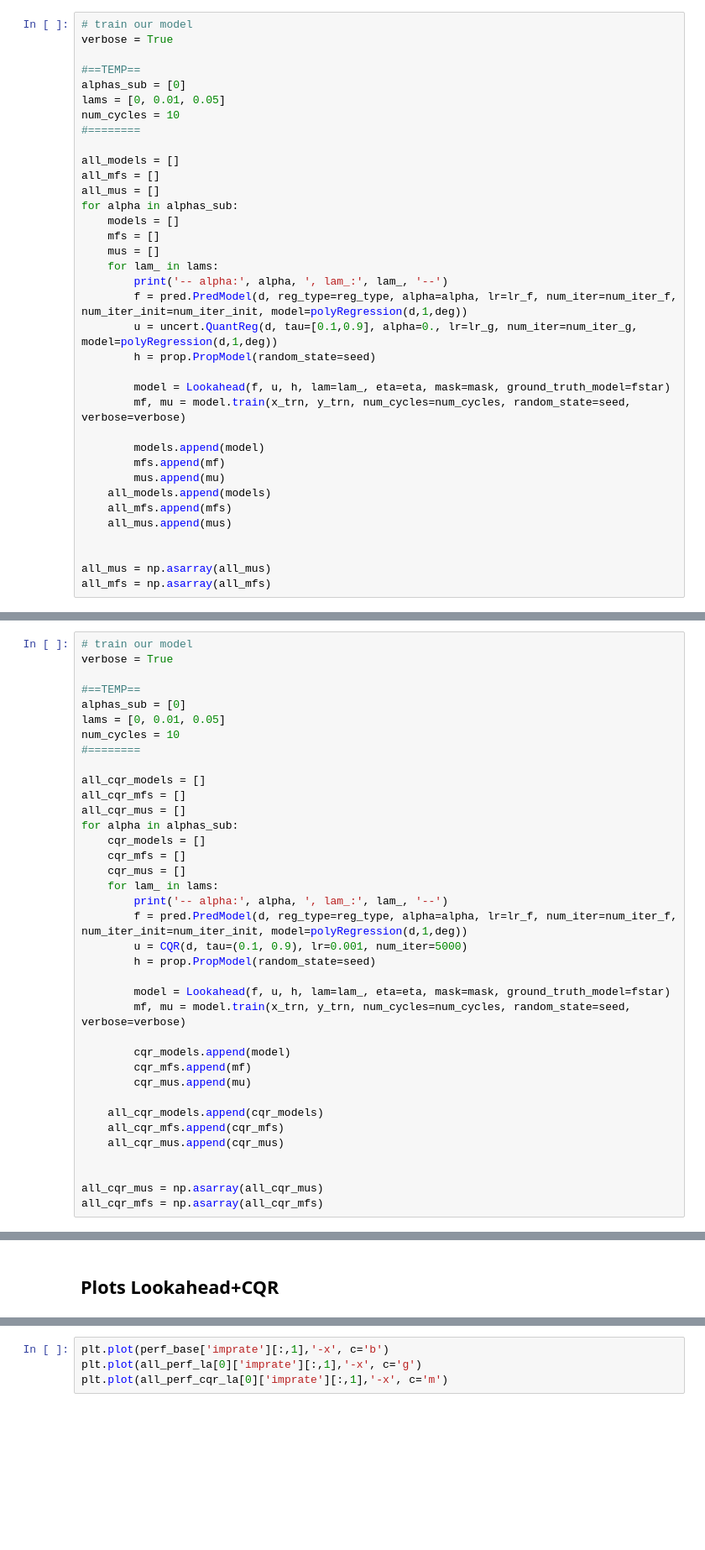
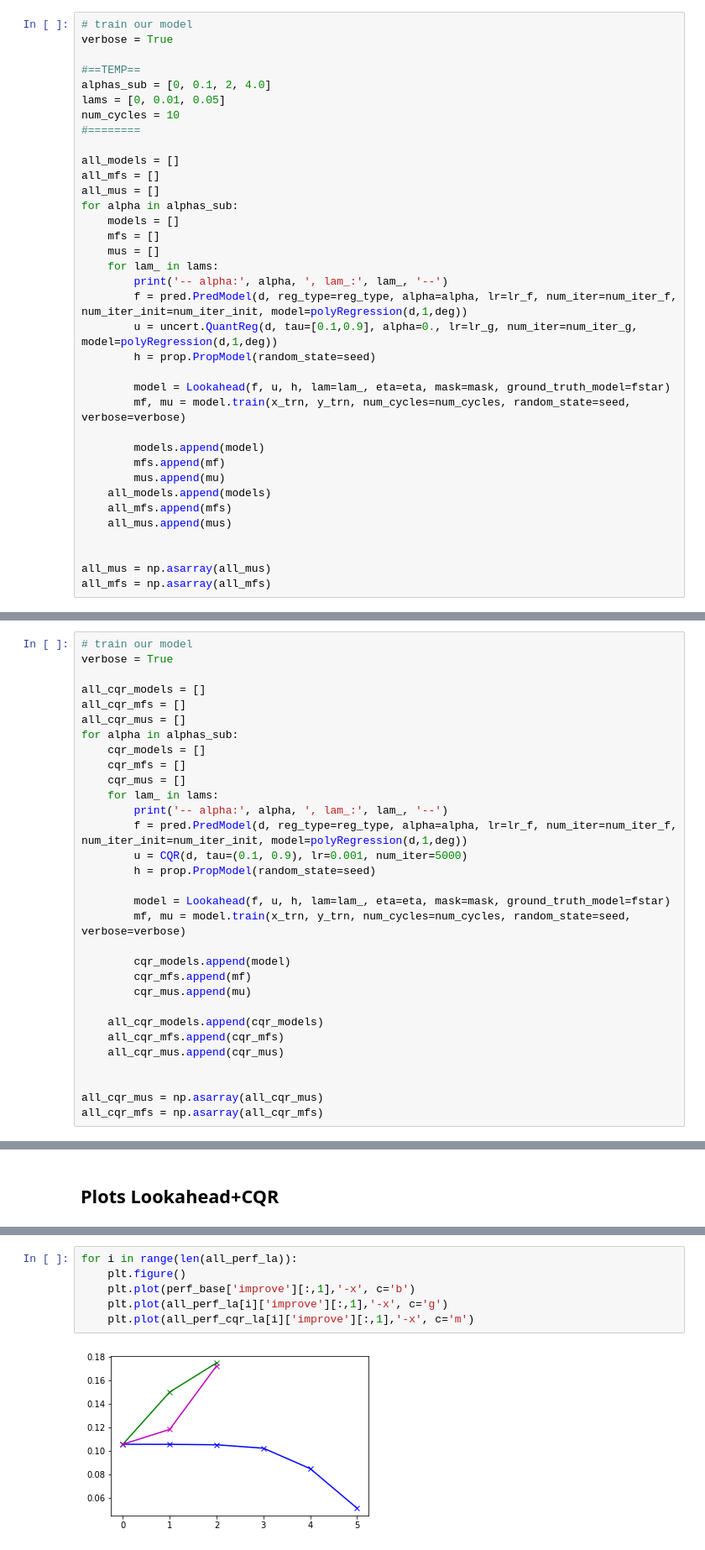
Before and after one commit to YonatanE8/LookaheadCQR, a Jupyter notebook: LookaheadCQR/cqr_lookahead/notebooks/Diabetes_mask-local-nonlin_2-4.ipynb, the cells around one changed output, grey strips where cells are left out. Shown at 84% size. Drawn from its saved outputs; the diff is of its cells as text; blank space fills up the shorter version.

```diff
--- a/LookaheadCQR/cqr_lookahead/notebooks/Diabetes_mask-local-nonlin_2-4.ipynb
+++ b/LookaheadCQR/cqr_lookahead/notebooks/Diabetes_mask-local-nonlin_2-4.ipynb
@@ -307,7 +307,7 @@ imprt   0.5680  0.5856  0.5724  0.8100
 verbose = True
 
 #==TEMP==
-alphas_sub = [0]
+alphas_sub = [0, 0.1, 2, 4.0]
 lams = [0, 0.01, 0.05]
 num_cycles = 10
 #========
@@ -413,12 +413,6 @@ intrsz  0.544   0.535   0.542   0.542   0.632
 # %%
 # train our model
 verbose = True
-
-#==TEMP==
-alphas_sub = [0]
-lams = [0, 0.01, 0.05]
-num_cycles = 10
-#========
 
 all_cqr_models = []
 all_cqr_mfs = []
@@ -680,4 +697,8 @@ else:
 # %%
-plt.plot(perf_base['imprate'][:,1],'-x', c='b')
-plt.plot(all_perf_la[0]['imprate'][:,1],'-x', c='g')
-plt.plot(all_perf_cqr_la[0]['imprate'][:,1],'-x', c='m')
+for i in range(len(all_perf_la)):
+    plt.figure()
+    plt.plot(perf_base['improve'][:,1],'-x', c='b')
+    plt.plot(all_perf_la[i]['improve'][:,1],'-x', c='g')
+    plt.plot(all_perf_cqr_la[i]['improve'][:,1],'-x', c='m')
+# %% [output]
+[figure, added]
```
Also changed, not shown: parts of 17 cells of this notebook, 5 other files.
